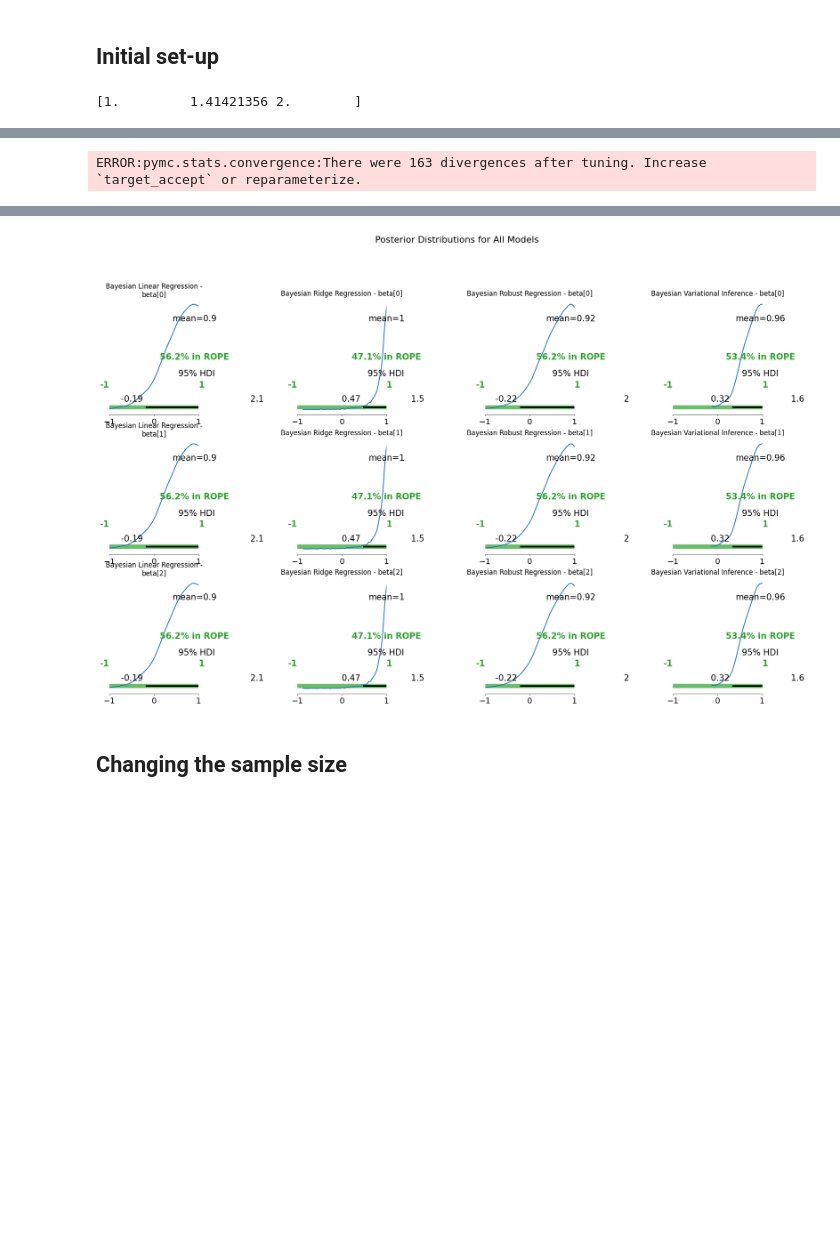
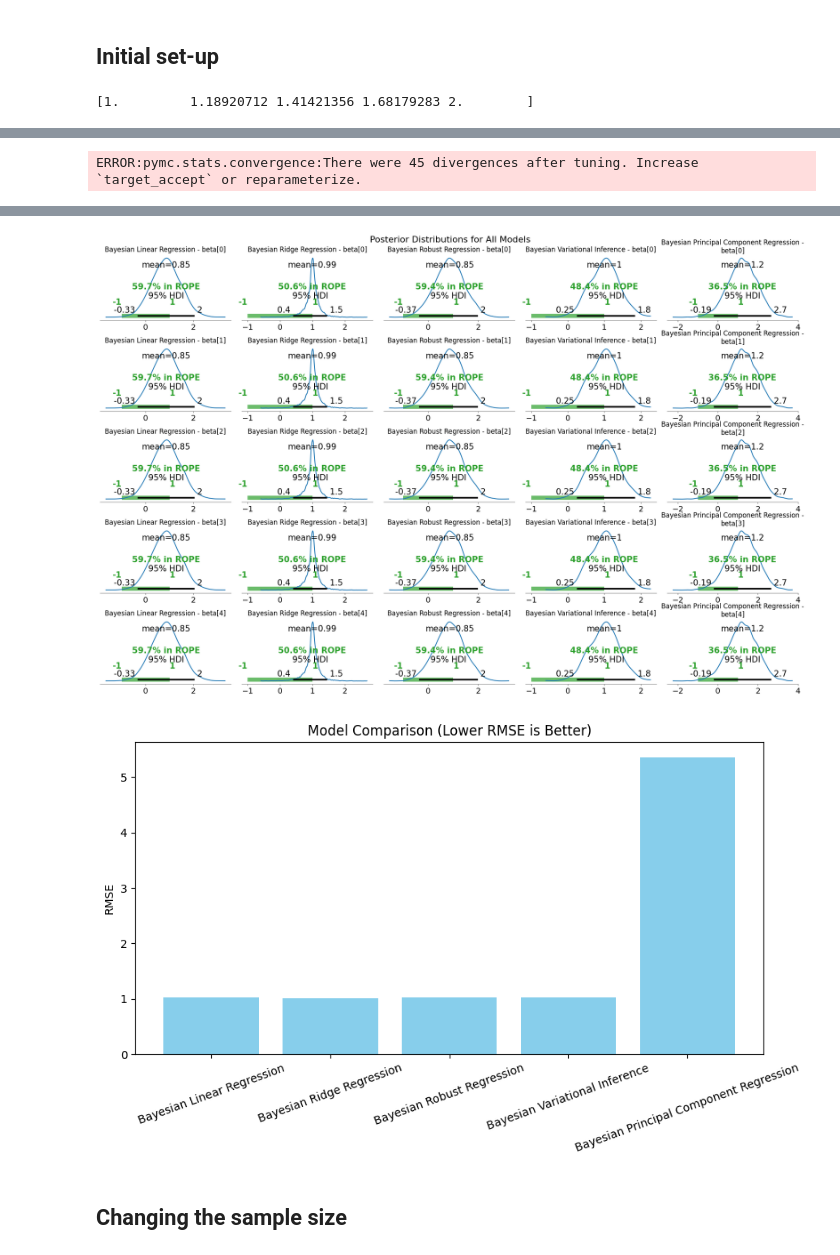
Before and after one commit to javmencia/STA410, a Jupyter notebook: STA410FP.ipynb, the cells around one changed output, grey strips where cells are left out. Drawn from its saved outputs; the diff is of its cells as text; code cells hidden in the pictures; blank space fills up the shorter version.

```diff
--- a/STA410FP.ipynb
+++ b/STA410FP.ipynb
@@ -125,6 +127,38 @@ def bayesian_regression_vi(X, y, true_beta):
         y_obs = pm.Normal("y_obs", mu=mu, sigma=sigma, observed=y)
         approx = pm.fit(n=10000, method="advi")  # Automatic Differentiation Variational Inference (ADVI)
     return model, approx.sample(1000)
+
+def bayesian_pcr(X, y, true_beta, n_components=None):
+    """
+    Bayesian Principal Component Regression using PyMC.
+
+    Parameters:
+    - X: Predictor matrix
+    - y: Response vector
+    - true_beta: Prior mean for regression coefficients
+    - n_components: Number of principal components to retain (default: all)
+
+    Returns:
+    - PyMC model and MCMC trace
+    """
+    # Apply PCA
+    pca = PCA(n_components=n_components)
+    X_pca = pca.fit_transform(X)
+
+    with pm.Model() as model:
+        # Priors on regression coefficients in PCA space
+        beta = pm.MvNormal("beta", mu=np.zeros(X_pca.shape[1]), chol=np.eye(X_pca.shape[1]), shape=X_pca.shape[1])
+        sigma = pm.HalfCauchy("sigma", beta=2)
+
+        # Likelihood
+        mu = pm.math.dot(X_pca, beta)
+        y_obs = pm.Normal("y_obs", mu=mu, sigma=sigma, observed=y)
+
+        # Sample from the posterior
+        trace = pm.sample(4000, return_inferencedata=True,
+                          idata_kwargs={"log_likelihood": True})
+
+    return model, trace  # Return PCA object for transformation
 # %% [markdown]
 ## Plot models
 # %%
@@ -204,29 +307,29 @@ def run_models_and_evaluate(n=20, p=3, true_beta=None):
 # %%
 np.random.seed(410)
 n=50
-
+p = 5
 # Create alternating columns of [0, 1] and [1, 0] in 3 columns to reduce experimental randomness
-X = np.ones((n, 3))
+X = np.ones((n, p))
 for i in range(0, X.shape[1], 2):
     X[i::2, i] = 0
     X[i+1::2, i] = 1
 
 # Create true_beta based on logspace
-true_beta = np.logspace(0, 1, 3, base=2)
+true_beta = np.logspace(0, 1, p, base=2)
 sigma_true = 1
 print(true_beta)
 
 # Generate y with added random noise
 y = np.dot(X, true_beta) + stats.norm(0,sigma_true).rvs(n)
 
-run_and_plot_models(X, y, true_beta)
+run_and_plot_models(X, y, true_beta, n_components=2)
 # %% [output]
-[1.         1.41421356 2.        ]
+[1.         1.18920712 1.41421356 1.68179283 2.        ]
 [interactive output not drawn]
 [interactive output not drawn]
 [interactive output not drawn]
 [interactive output not drawn]
-ERROR:pymc.stats.convergence:There were 163 divergences after tuning. Increase `target_accept` or reparameterize.
+ERROR:pymc.stats.convergence:There were 45 divergences after tuning. Increase `target_accept` or reparameterize.
 [interactive output not drawn]
 [interactive output not drawn]
 [interactive output not drawn]
@@ -234,4 +339,5 @@ ERROR:pymc.stats.convergence:There were 163 divergences after tuning. Increase `
-[figure, old version]
+[figure, new version]
+[figure, added]
 # %% [markdown]
 ## Changing the sample size
 # %%
```
Also changed, not shown: parts of 13 cells of this notebook.
